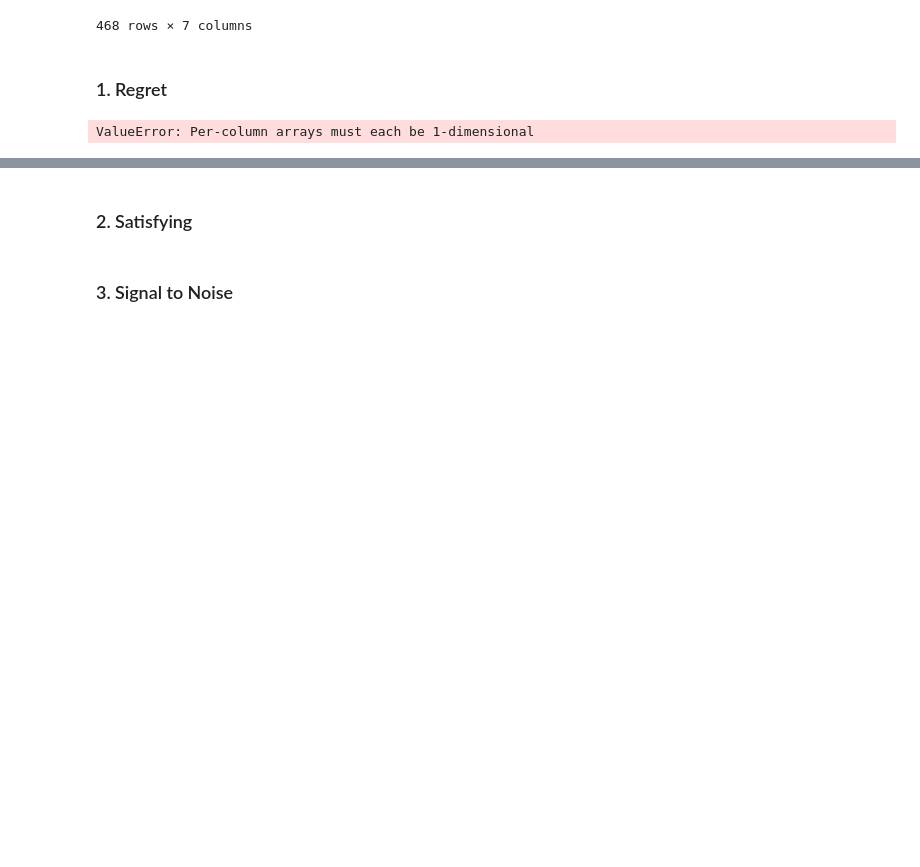
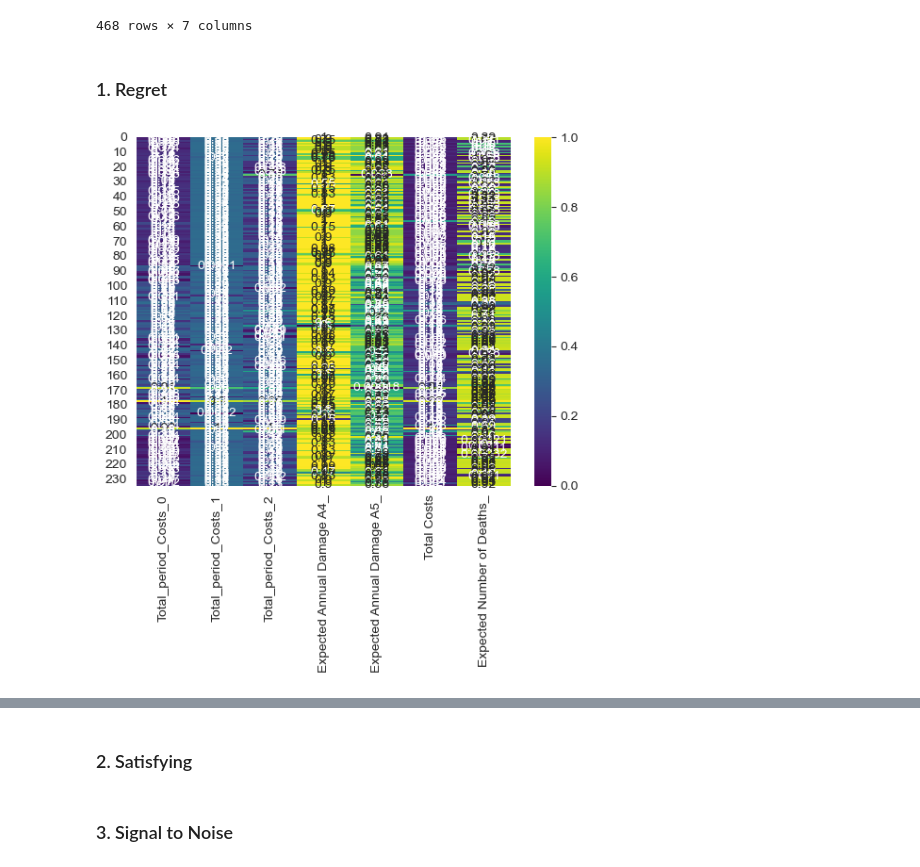
Before and after one commit to yhienz/epa141A_group3, a Jupyter notebook: final_ass_time_changed/Robustness_of_policies.ipynb, the cells around one changed output, grey strips where cells are left out. Drawn from its saved outputs; the diff is of its cells as text; code cells hidden in the pictures; blank space fills up the shorter version.

```diff
--- a/final_ass_time_changed/Robustness_of_policies.ipynb
+++ b/final_ass_time_changed/Robustness_of_policies.ipynb
@@ -233,6 +231,9 @@ df_out
 # %%
 import pandas as pd
 import numpy as np
+
+def calculate_regret(data, best):
+    return np.abs(best-data)
 
 worstcase_regret = {}
 worstcase_max_regret = {}
@@ -265,9 +266,13 @@ for outcome in model.outcomes:
     worstcase_max_regret[outcome.name] = outcome_regret.max(axis=0)
 
 # Convert the results to DataFrames if needed
-worstcase_regret_df = pd.DataFrame(worstcase_regret)
-worstcase_max_regret_df = pd.DataFrame(worstcase_max_regret)
-
-worstcase_regret_df, worstcase_max_regret_df
+#worstcase_regret_df = pd.DataFrame(worstcase_regret)
+# worstcase_max_regret_df = pd.DataFrame(worstcase_max_regret)
+#
+# worstcase_regret_df, worstcase_max_regret_df
-# %% [output]
-ValueError: Per-column arrays must each be 1-dimensional
+# %%
+worstcase_max_regret = pd.DataFrame(worstcase_max_regret)
+sns.heatmap(worstcase_max_regret/worstcase_max_regret.max(), cmap='viridis', annot=True)
+plt.show()
+# %% [output]
+[figure, added]
```
Also changed, not shown: parts of 7 cells of this notebook, 2 other files.
